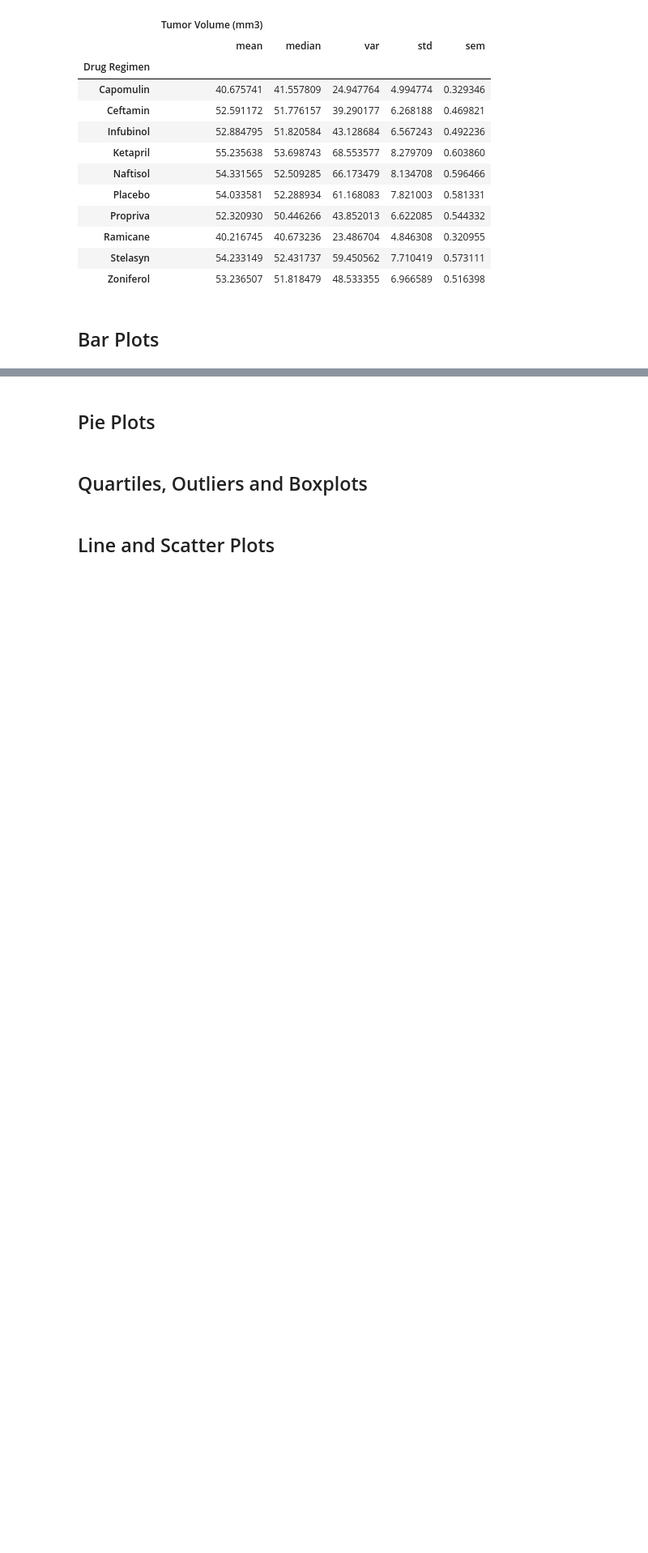
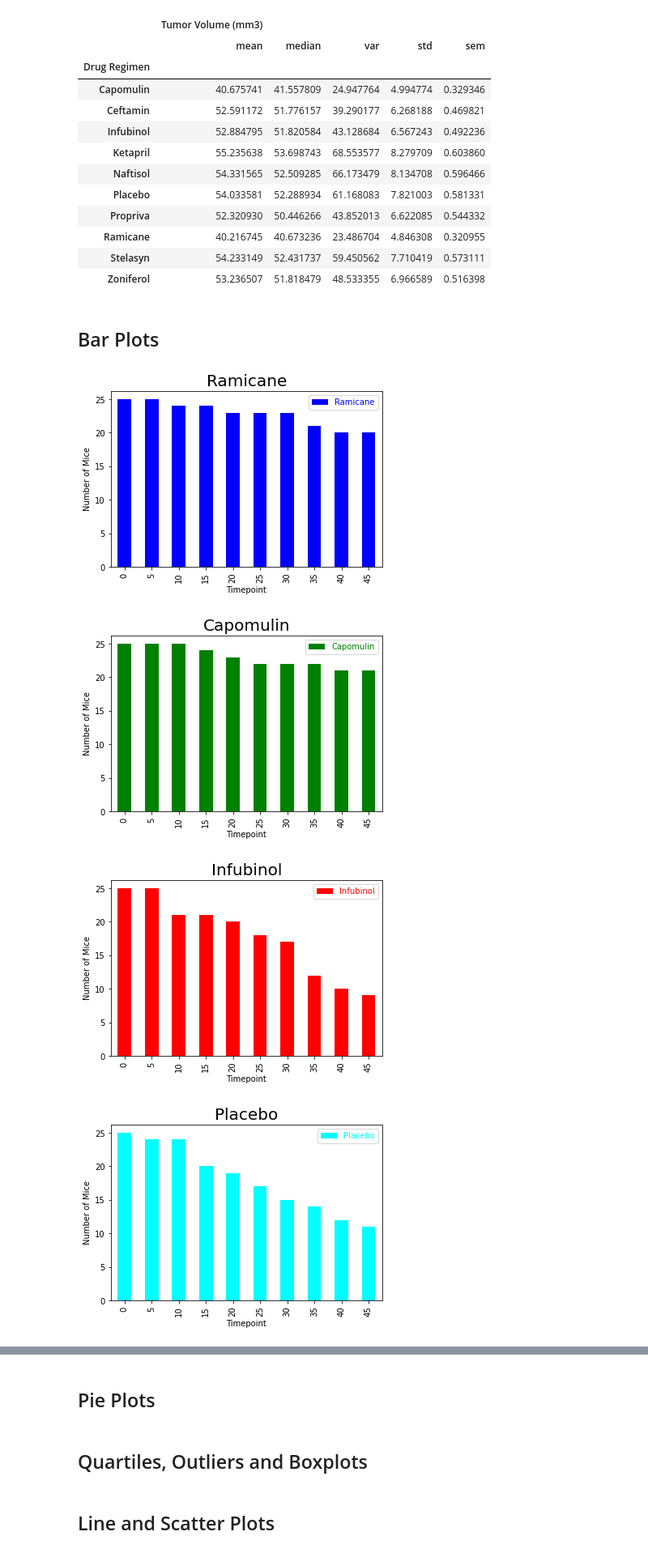
Before and after one commit to V-Villagomez/Matplotlib_Challenge, a Jupyter notebook: Pymaceuticals/pymaceuticals_starter.ipynb, the cells around one changed output, grey strips where cells are left out. Shown at 81% size. Cells and saved outputs as stored; diff of their text form; code cells hidden in the pictures; blank space fills up the shorter version.

Commit message:
update file to include bar plots

```diff
--- a/Pymaceuticals/pymaceuticals_starter.ipynb
+++ b/Pymaceuticals/pymaceuticals_starter.ipynb
@@ -168,0 +166,24 @@ study_statistics_agg
+# %%
+# Generate a bar plot showing the number of mice per time point for each treatment throughout the course of the study using pandas.
+treatments = clean_df["Drug Regimen"].unique()
+color = ["blue","green","red","cyan","magenta","yellow","orange","purple","olive","pink"]
+treatments_count = len(treatments)
+for treatment in range(treatments_count):
+    mice_treatment = (clean_df[["Drug Regimen", "Timepoint", "Mouse ID"]]
+                      .loc[clean_df["Drug Regimen"] == treatments[treatment]]
+                      .set_index("Drug Regimen")
+                      .groupby(by = "Timepoint")
+                      .count()
+                 )
+
+    yvalues=[mice_treatment[y] for y in mice_treatment]
+    mice_treatment.plot(kind="bar", color = color[treatment])
+    plt.title(treatments[treatment], fontsize=20, color = "black")
+    plt.ylabel("Number of Mice")
+    plt.legend([treatments[treatment]], labelcolor = color[treatment], loc="best")
+plt.show()
+# %% [output]
+[figure, added]
+[figure, added]
+[figure, added]
+[figure, added]
```
Also changed, not shown: parts of 5 cells of this notebook.
